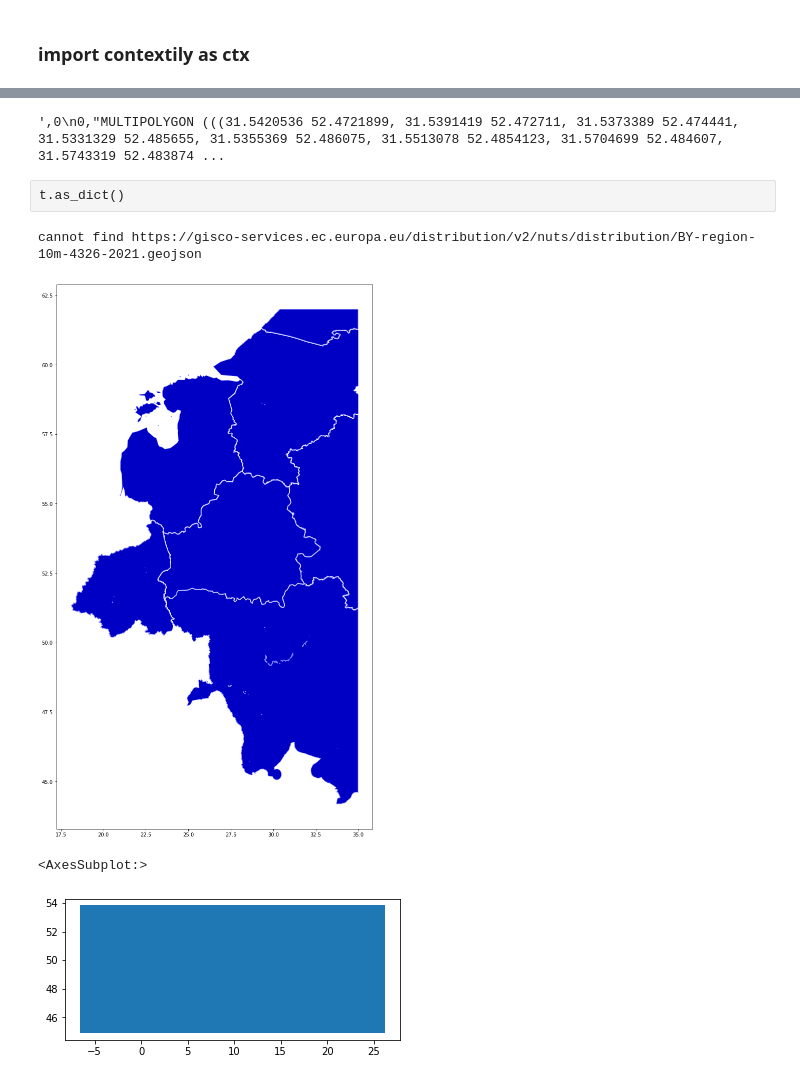
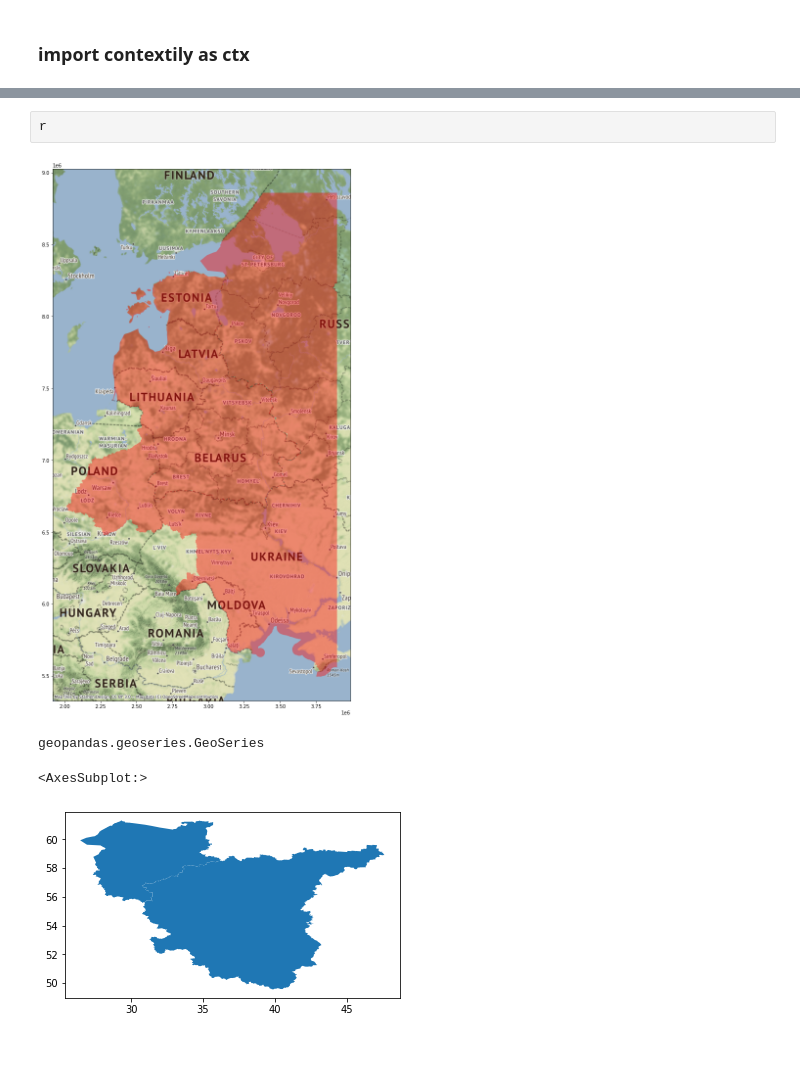
Before and after one commit to ioggstream/europe-historical-geojson, a Jupyter notebook: risk-map.ipynb, the cells around one changed output, grey strips where cells are left out. Drawn from its saved outputs; the diff is of its cells as text; code cells hidden in the pictures; blank space fills up the shorter version.

```diff
--- a/risk-map.ipynb
+++ b/risk-map.ipynb
@@ -186,5 +186,3 @@ subplots(nrows=1, ncols=1, *, sharex=False, sharey=False, squeeze=True, subplot_
         fig, ax = plt.subplots(num=10, clear=True)
 # %% [markdown]
 ### import contextily as ctx
-# %%
-ctx.add_basemap(ax)
@@ -202,7 +193,2 @@ cannot find https://gisco-services.ec.europa.eu/distribution/v2/nuts/distributio
-# %%
-t=r[0]
-t.to_csv()
-# %% [output]
-',0\n0,"MULTIPOLYGON (((31.5420536 52.4721899, 31.5391419 52.472711, 31.5373389 52.474441, 31.5331329 52.485655, 31.5355369 52.486075, 31.5513078 52.4854123, 31.5704699 52.484607, 31.5743319 52.483874 ...
-# %% [raw]
-t.as_dict()
+# %% [raw]
+r
@@ -209,19 +197,26 @@ t.as_dict()
 # %%
 fig, ax1 = plt.subplots(1,1)
 fig.set_size_inches(20,20)
-russia = get_state('Russia')
-for s in russia:
-    s = s.set_crs("EPSG:4326")
-    s1 = s.intersection(eu_area)
 
-    #s1=s
-    s1.plot(ax=ax1, facecolor="dark" + "blue", edgecolor="white", linewidth=2)
-    s1.plot(ax=ax1, facecolor="blue", edgecolor="white", linewidth=0, alpha=0.5)
+R=gpd.GeoDataFrame(geometry=russia[0])
+for s in russia[1:]:
+    R = R.append(gpd.GeoDataFrame(geometry=s))
+
+R = R.set_crs("EPSG:4326")
+R=R.intersection(eu_area)
+R=R.to_crs(epsg=3857)
+R.plot(ax=ax1, alpha=0.4, linewidth=3, facecolor="red"
+      )
+import contextily as ctx
+ctx.add_basemap(ax1)
 # %% [output]
-cannot find https://gisco-services.ec.europa.eu/distribution/v2/nuts/distribution/BY-region-10m-4326-2021.geojson
-[figure, old version]
+[figure, new version]
+# %%
+russia[0].__class__
+# %% [output]
+geopandas.geoseries.GeoSeries
 # %%
-eu_area.plot()
+R1.plot()
 # %% [output]
 <AxesSubplot:>
-[figure, old version]
+[figure, new version]
```
Also changed, not shown: parts of 5 cells of this notebook, 1 other file.
